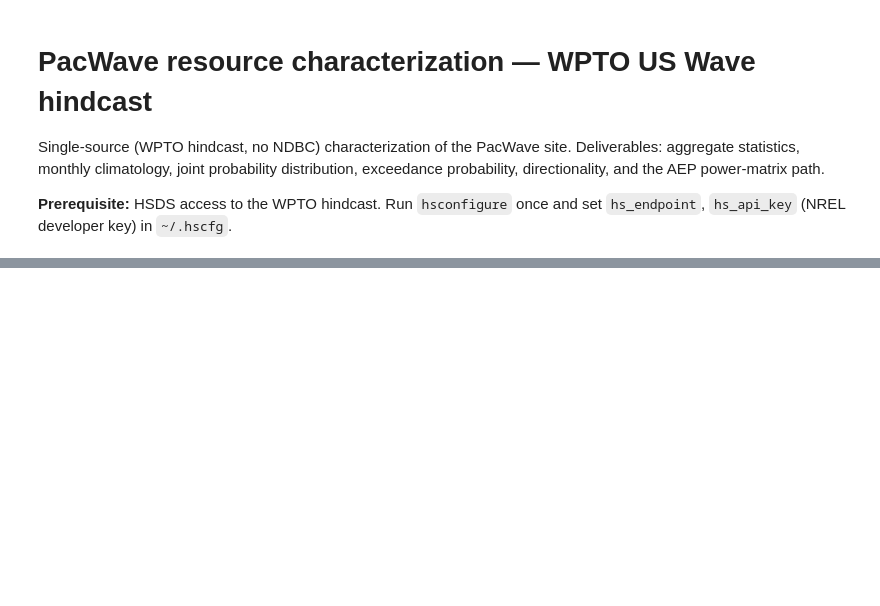
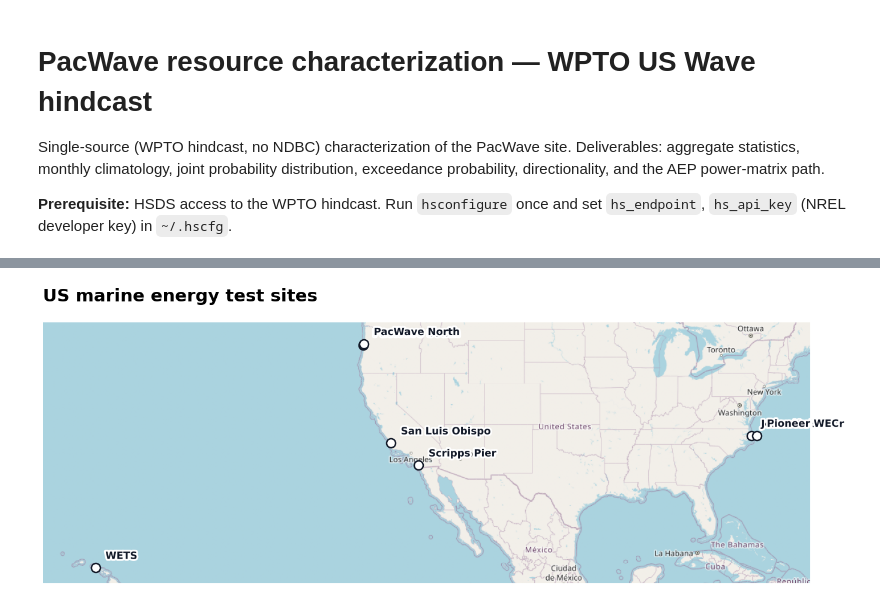
Before and after one commit to US-Marine-Energy-Resource/examples, a Jupyter notebook: us_doe_h2o_wave_hindcast_resource_characterization.ipynb, the cells around one changed output, grey strips where cells are left out. Cells and saved outputs as stored; diff of their text form; code cells hidden in the pictures; blank space fills up the shorter version.

Commit message:
Wave: Render with static png map

```diff
--- a/us_doe_h2o_wave_hindcast_resource_characterization.ipynb
+++ b/us_doe_h2o_wave_hindcast_resource_characterization.ipynb
@@ -37,6 +37,7 @@ import folium
 import matplotlib.pyplot as plt
 import numpy as np
 
+from h2o_examples.mapping import render_sites_map_outputs
 
 # Save every figure to figures/<name>.png AND render inline. In a notebook plt.show()
 # draws inline; as a script (Agg) show() is a no-op but the PNG is still written.
@@ -278,30 +279,20 @@ def ordered_corners(corners):
     return [*north, *south]
 
 
-def is_notebook():
-    try:
-        from IPython import get_ipython
-    except ImportError:
-        return False
-
-    shell = get_ipython()
-    return shell is not None and "IPKernelApp" in shell.config
-
-
-def render_sites_map(sites, output_path):
-    site_map = make_sites_map(sites)
-    if is_notebook():
-        from IPython.display import display
-
-        display(site_map)
-    else:
-        site_map.save(output_path)
-    return site_map
+def render_sites_map(sites, output_dir, context=None):
+    render_sites_map_outputs(
+        sites,
+        make_sites_map,
+        output_dir=output_dir,
+        stem="sites_map",
+        context=context,
+    )
+    return make_sites_map(sites)
 
 
 SELECTED_SITE = "US_Oregon_PacWave_South"
 YEARS = [2020]
 lat_lon = site_lat_lng(SITES[SELECTED_SITE])
 # %%
-sites_map = render_sites_map(SITES, FIG_DIR / "sites_map.html")
+sites_map = render_sites_map(SITES, FIG_DIR)
 # %% [output]
@@ -308,0 +299 @@ sites_map = render_sites_map(SITES, FIG_DIR / "sites_map.html")
+[figure, added]
```
Also changed, not shown: parts of 1 cell of this notebook.
